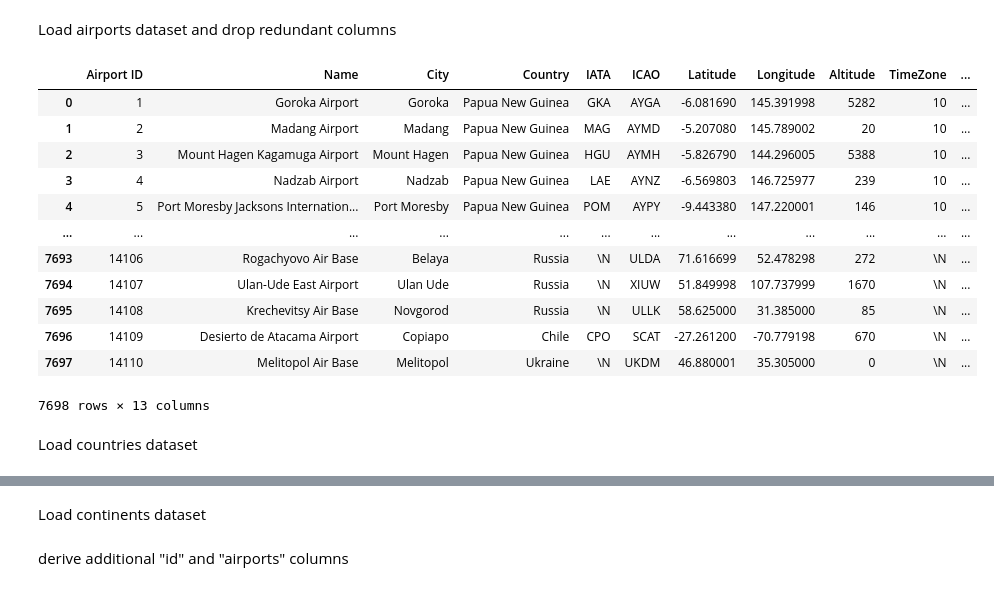
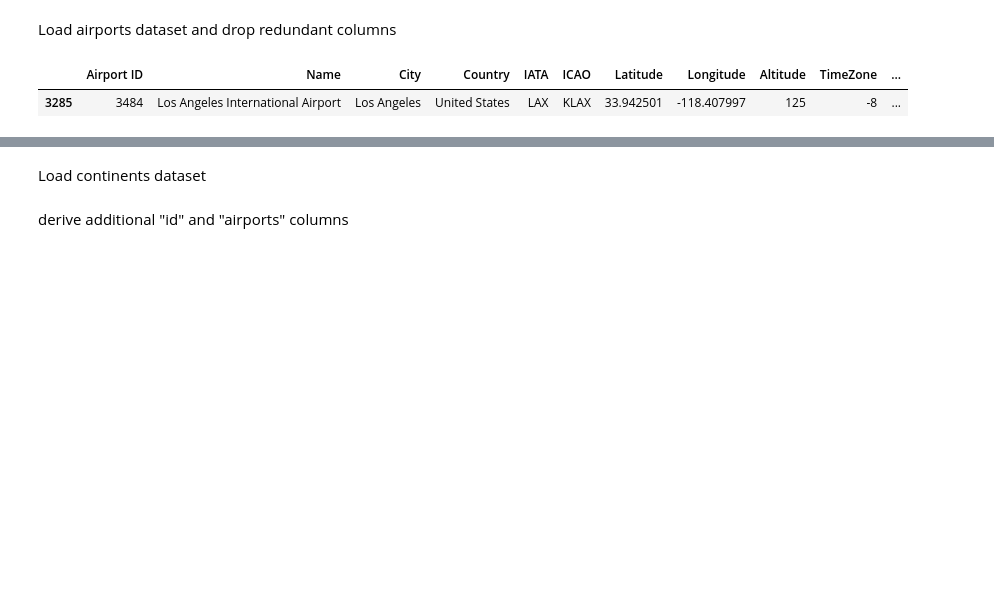
Before and after one commit to chubi-x/world-airports, a Jupyter notebook: Vis (1).ipynb, the cells around one changed output, grey strips where cells are left out. Cells and saved outputs as stored; diff of their text form; code cells hidden in the pictures; blank space fills up the shorter version.

Commit message:
implement airport links

```diff
--- a/Vis (1).ipynb
+++ b/Vis (1).ipynb
@@ -7,20 +7,10 @@ Load airports dataset and drop redundant columns
 # %%
 airports_url = 'csv/airports_continents.csv'
 airports_df = pd.read_csv(airports_url)
 airports_df.drop(columns=["Type","Source"],inplace=True)
+airports_df
+# 3484
+airports_df[airports_df["Airport ID"] == 3484]
 # %% [output]
 |  | Airport ID | Name | City | Country | IATA | ICAO | Latitude | Longitude | Altitude | TimeZone | ... |
-| 0 | 1 | Goroka Airport | Goroka | Papua New Guinea | GKA | AYGA | -6.081690 | 145.391998 | 5282 | 10 | ... |
-| 1 | 2 | Madang Airport | Madang | Papua New Guinea | MAG | AYMD | -5.207080 | 145.789002 | 20 | 10 | ... |
-| 2 | 3 | Mount Hagen Kagamuga Airport | Mount Hagen | Papua New Guinea | HGU | AYMH | -5.826790 | 144.296005 | 5388 | 10 | ... |
-| 3 | 4 | Nadzab Airport | Nadzab | Papua New Guinea | LAE | AYNZ | -6.569803 | 146.725977 | 239 | 10 | ... |
-| 4 | 5 | Port Moresby Jacksons Internation... | Port Moresby | Papua New Guinea | POM | AYPY | -9.443380 | 147.220001 | 146 | 10 | ... |
-| ... | ... | ... | ... | ... | ... | ... | ... | ... | ... | ... | ... |
-| 7693 | 14106 | Rogachyovo Air Base | Belaya | Russia | \N | ULDA | 71.616699 | 52.478298 | 272 | \N | ... |
-| 7694 | 14107 | Ulan-Ude East Airport | Ulan Ude | Russia | \N | XIUW | 51.849998 | 107.737999 | 1670 | \N | ... |
-| 7695 | 14108 | Krechevitsy Air Base | Novgorod | Russia | \N | ULLK | 58.625000 | 31.385000 | 85 | \N | ... |
-| 7696 | 14109 | Desierto de Atacama Airport | Copiapo | Chile | CPO | SCAT | -27.261200 | -70.779198 | 670 | \N | ... |
-| 7697 | 14110 | Melitopol Air Base | Melitopol | Ukraine | \N | UKDM | 46.880001 | 35.305000 | 0 | \N | ... |
+| 3285 | 3484 | Los Angeles International Airport | Los Angeles | United States | LAX | KLAX | 33.942501 | -118.407997 | 125 | -8 | ... |
-7698 rows × 13 columns
-# %% [markdown]
-Load countries dataset
```
Also changed, not shown: parts of 4 cells of this notebook, 2 other files.
